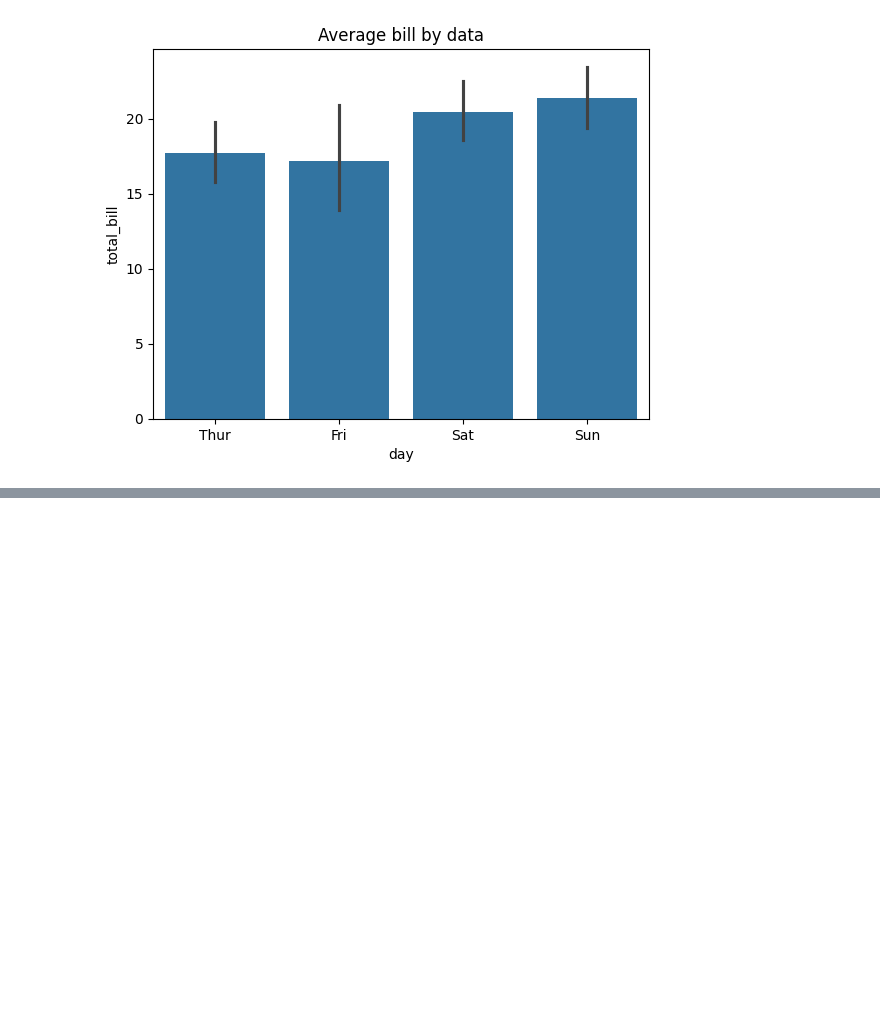
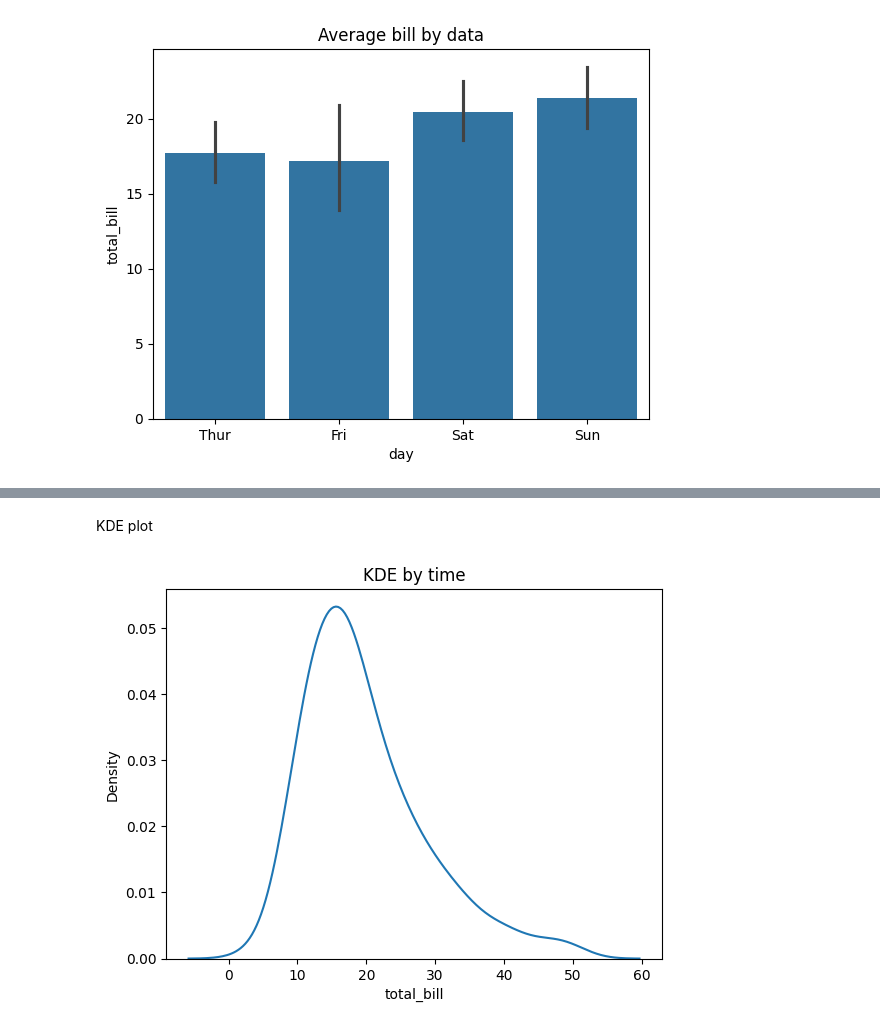
Before and after one commit to Subodhoraw/Python-revive, a Jupyter notebook: Q&A/python_details/seaborn1/seabornbasics.ipynb, the cells around one changed output, grey strips where cells are left out. Saved outputs shown, nothing was run; the diff lists cells and outputs as text; code cells hidden in the pictures; blank space fills up the shorter version.

```diff
--- a/Q&A/python_details/seaborn1/seabornbasics.ipynb
+++ b/Q&A/python_details/seaborn1/seabornbasics.ipynb
@@ -80,0 +104,8 @@ plt.show()
+# %% [markdown]
+KDE plot
+# %%
+sns.kdeplot(data = tips, x = 'total_bill')
+plt.title('KDE by time')
+plt.show()
+# %% [output]
+[figure, added]
```
Also changed, not shown: parts of 3 cells of this notebook.
